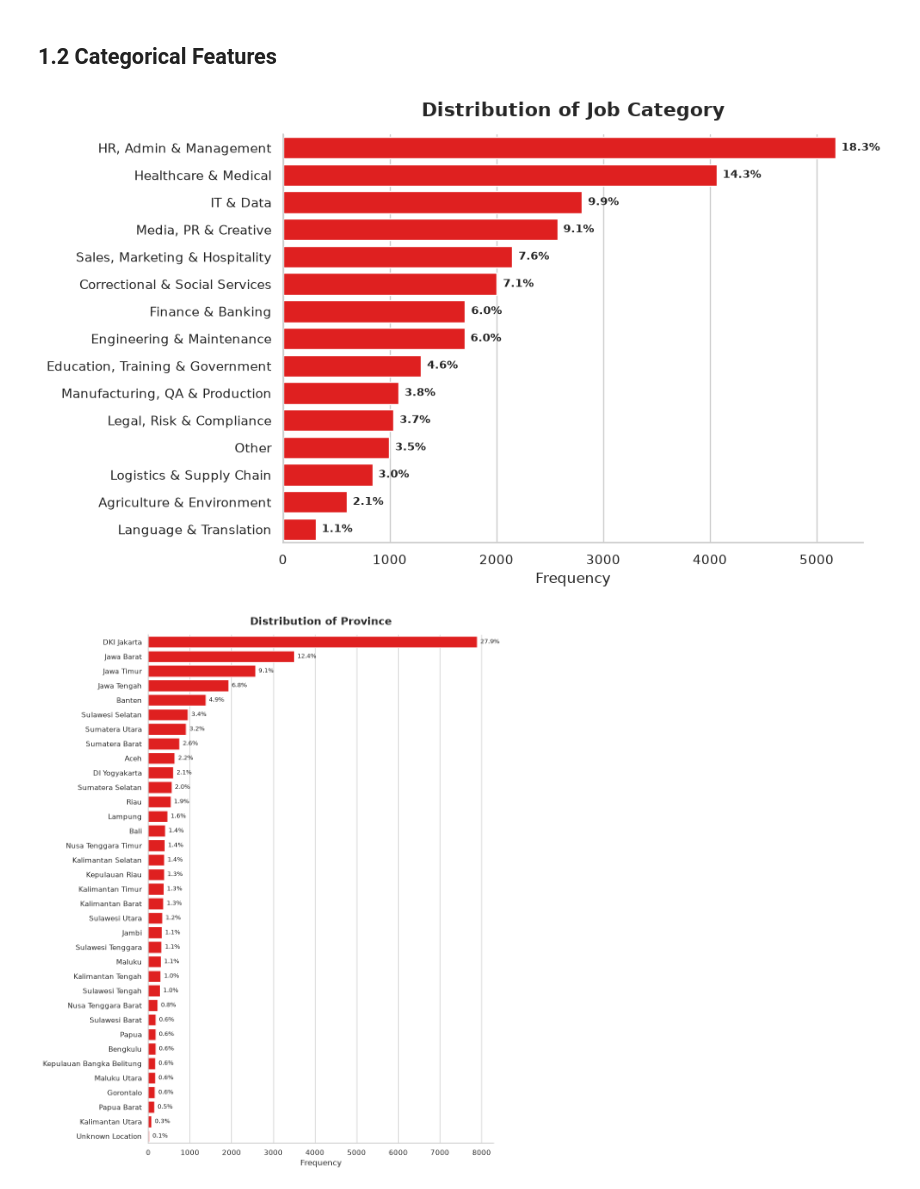
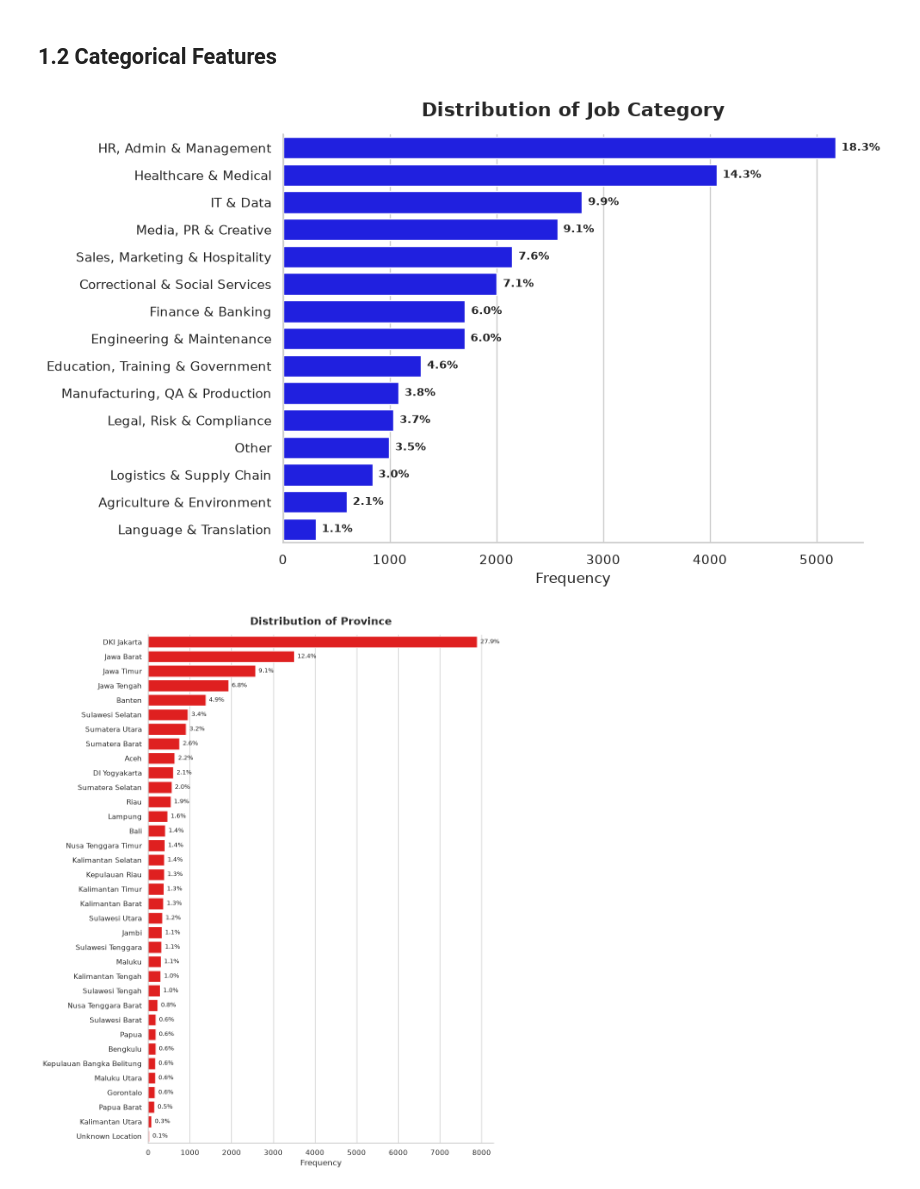
Before and after one commit to tejakusumahyusuf832/maganghub-analysis, a Jupyter notebook: notebooks/3.0-yt-exploratory-data-analysis.ipynb, the cells around one changed output. Drawn from its saved outputs; the diff is of its cells as text; code cells hidden in the pictures.

```diff
--- a/notebooks/3.0-yt-exploratory-data-analysis.ipynb
+++ b/notebooks/3.0-yt-exploratory-data-analysis.ipynb
@@ -77,35 +78,35 @@ fig, ax = plt.subplots(figsize=(10, 6))
 # Plot `province`
 sns.barplot(
     data=category_counts,
     y=target_col,
     x="count",
-    color="red",
+    color="blue",
     ax=ax
 )
 
 # Add exact percentages to the end of the bars
 for container in ax.containers:
     # Use bar.get_width() because the bars are now horizontal
     labels = [f"{(bar.get_width() / total_rows) * 100:.1f}%" for bar in container]
     ax.bar_label(container, labels=labels, padding=5, fontweight="bold", fontsize=9)    # type: ignore
 
 # Formatting
 ax.set_title(
     f"Distribution of {target_col.replace("_", " ").title()}",
     fontsize=16,
     fontweight="bold",
     pad=15
 )
 ax.set_ylabel("")
 ax.set_xlabel("Frequency")
 
 # Remove top and right borders for a cleaner look
 sns.despine()
 
 plt.tight_layout()
 plt.show()
 # %% [output]
-[figure, old version]
+[figure, new version]
 # %%
 # Plot the province distribution
 # Set the target column
```
Also changed, not shown: parts of 27 cells of this notebook.
